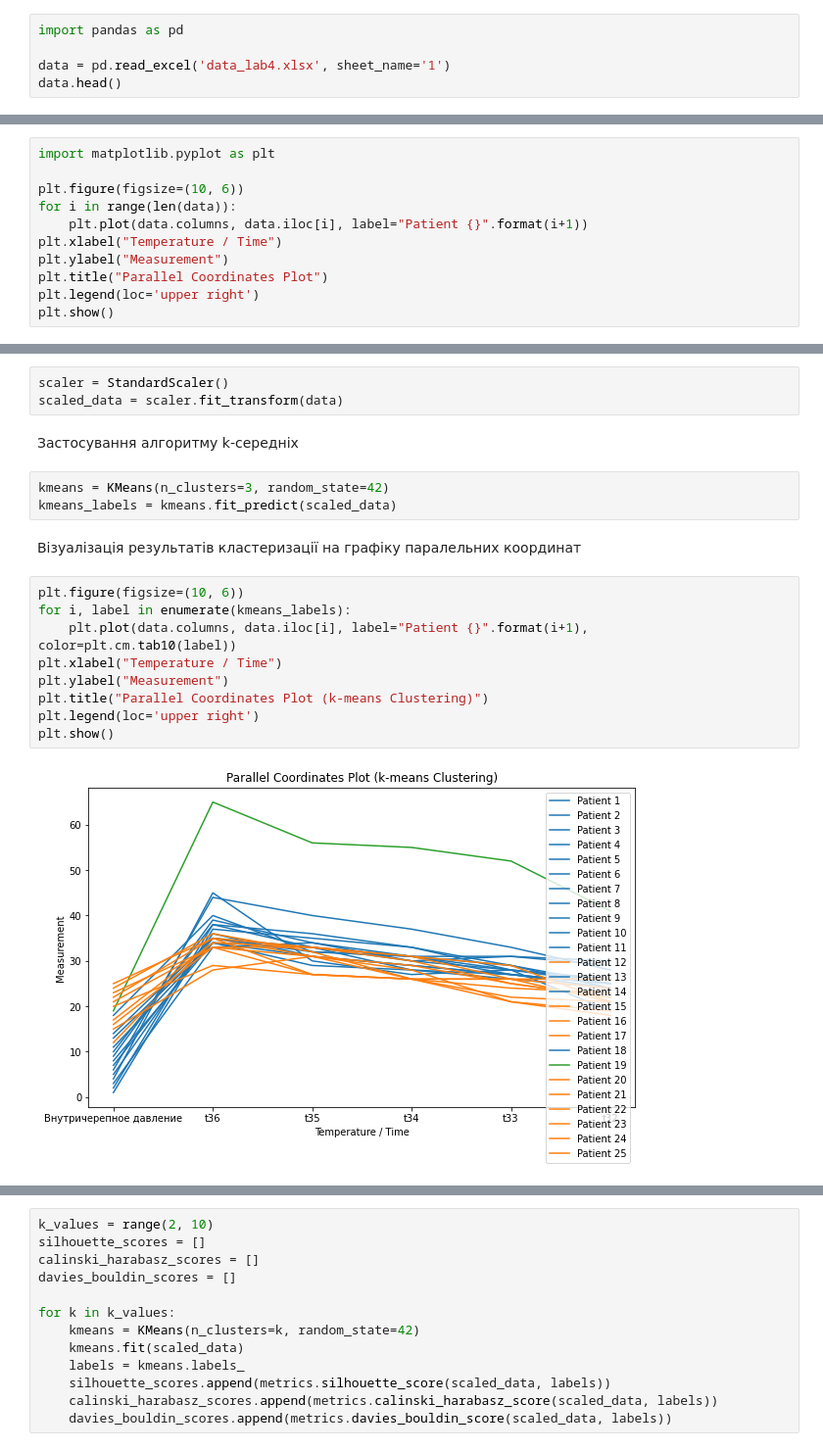
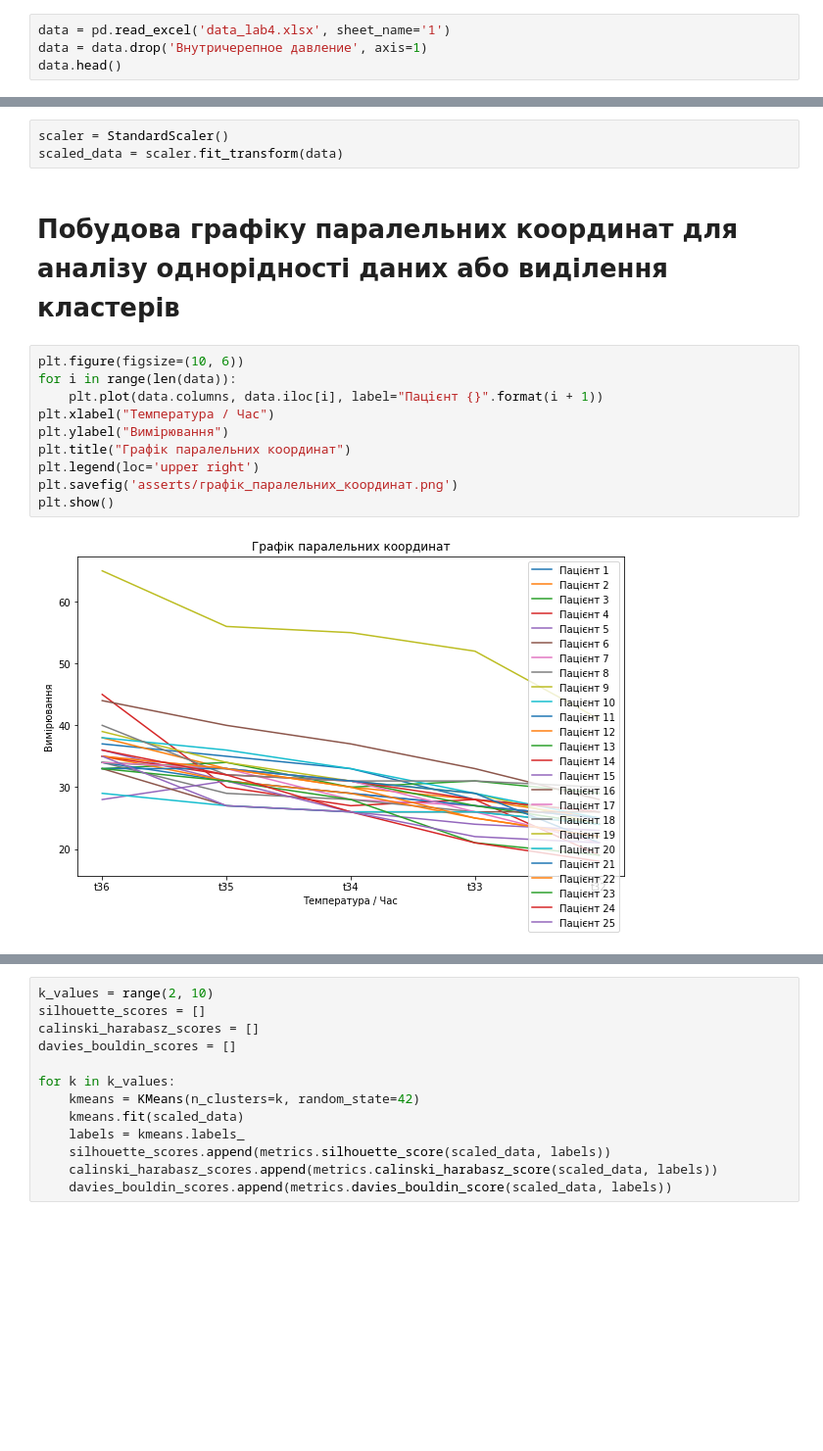
Before and after one commit to nastyamatychenko/DAAD_ML_LAB_4_Anastasiia-Matychenko, a Jupyter notebook: DAAD-ML-LAB-4-Anastasiia-Matychenko.ipynb, the cells around one changed output, grey strips where cells are left out. Shown at 98% size. Drawn from its saved outputs; the diff is of its cells as text; blank space fills up the shorter version.

```diff
--- a/DAAD-ML-LAB-4-Anastasiia-Matychenko.ipynb
+++ b/DAAD-ML-LAB-4-Anastasiia-Matychenko.ipynb
@@ -3,8 +14,7 @@
 # %% [markdown]
 # Завантаження даних з файлу "data_lab4.xlsx" з обраного листа
 # %%
-import pandas as pd
-
 data = pd.read_excel('data_lab4.xlsx', sheet_name='1')
+data = data.drop('Внутричерепное давление', axis=1)
 data.head()
 # %% [output]
@@ -19,11 +26,0 @@ data.head()
-# %%
-import matplotlib.pyplot as plt
-
-plt.figure(figsize=(10, 6))
-for i in range(len(data)):
-    plt.plot(data.columns, data.iloc[i], label="Patient {}".format(i+1))
-plt.xlabel("Temperature / Time")
-plt.ylabel("Measurement")
-plt.title("Parallel Coordinates Plot")
-plt.legend(loc='upper right')
-plt.show()
@@ -39,21 +29,17 @@ from sklearn.preprocessing import StandardScaler
 # %%
 scaler = StandardScaler()
 scaled_data = scaler.fit_transform(data)
-# %% [markdown]
-Застосування алгоритму k-середніх
-# %%
-kmeans = KMeans(n_clusters=3, random_state=42)
-kmeans_labels = kmeans.fit_predict(scaled_data)
-# %% [markdown]
-Візуалізація результатів кластеризації на графіку паралельних координат
+# %% [markdown]
+# Побудова графіку паралельних координат для аналізу однорідності даних або виділення кластерів
 # %%
 plt.figure(figsize=(10, 6))
-for i, label in enumerate(kmeans_labels):
-    plt.plot(data.columns, data.iloc[i], label="Patient {}".format(i+1), color=plt.cm.tab10(label))
-plt.xlabel("Temperature / Time")
-plt.ylabel("Measurement")
-plt.title("Parallel Coordinates Plot (k-means Clustering)")
+for i in range(len(data)):
+    plt.plot(data.columns, data.iloc[i], label="Пацієнт {}".format(i + 1))
+plt.xlabel("Температура / Час")
+plt.ylabel("Вимірювання")
+plt.title("Графік паралельних координат")
 plt.legend(loc='upper right')
+plt.savefig('asserts/графік_паралельних_координат.png')
 plt.show()
 # %% [output]
-[figure, old version]
+[figure, new version]
```
Also changed, not shown: parts of 27 cells of this notebook, 4 other files.
